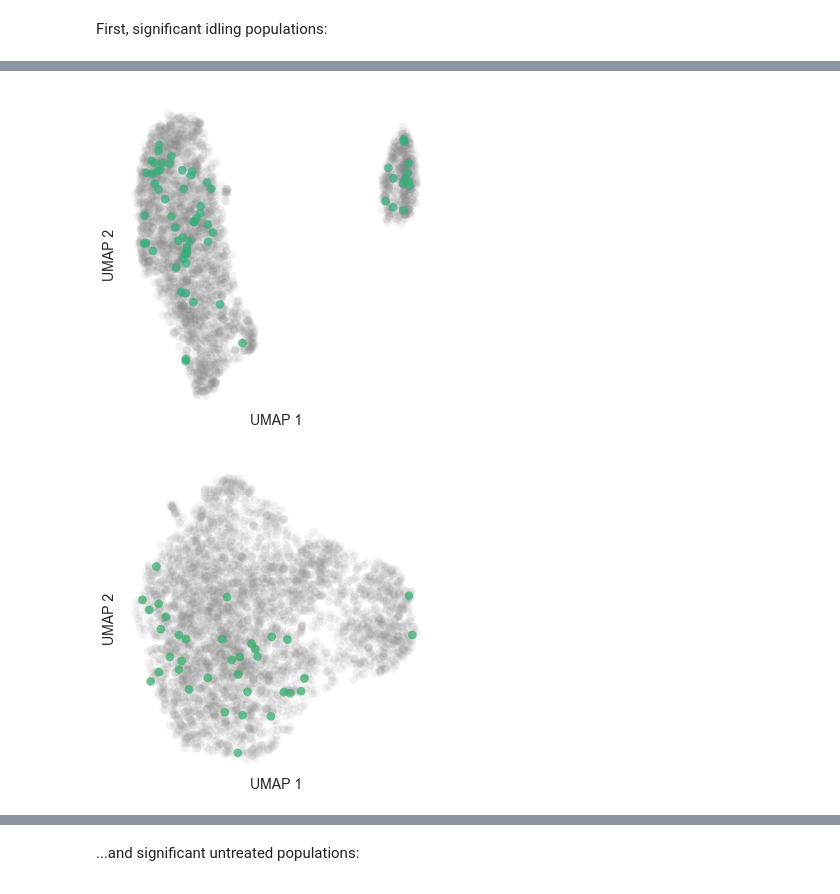
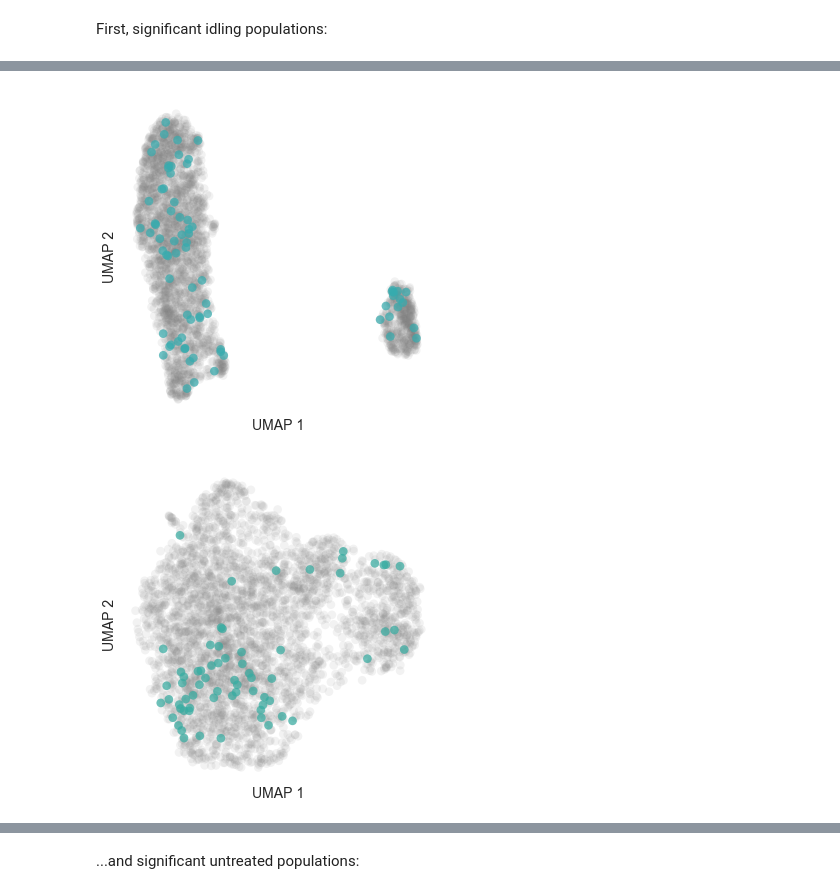
Before and after one commit to codyheiser/fluffy-succotash, a Jupyter notebook: fst_final.ipynb, the cells around one changed output, grey strips where cells are left out. Saved outputs shown, nothing was run; the diff lists cells and outputs as text; code cells hidden in the pictures.

```diff
--- a/fst_final.ipynb
+++ b/fst_final.ipynb
@@ -389,10 +409,10 @@ Wall time: 3.55 s
 # %%
-U_vg_UMAP.plot_barcodes(ranks=[selected_codes[7]])
+U_vg_UMAP.plot_barcodes(ranks=[selected_codes[6]])
 # %% [output]
-[figure, old version]
+[figure, new version]
 # %%
-I_vg_UMAP.plot_barcodes(ranks=[selected_codes[7]])
+I_vg_UMAP.plot_barcodes(ranks=[selected_codes[6]])
 # %% [output]
-[figure, old version]
+[figure, new version]
 # %%
 %%time
```
Also changed, not shown: parts of 50 cells of this notebook.
